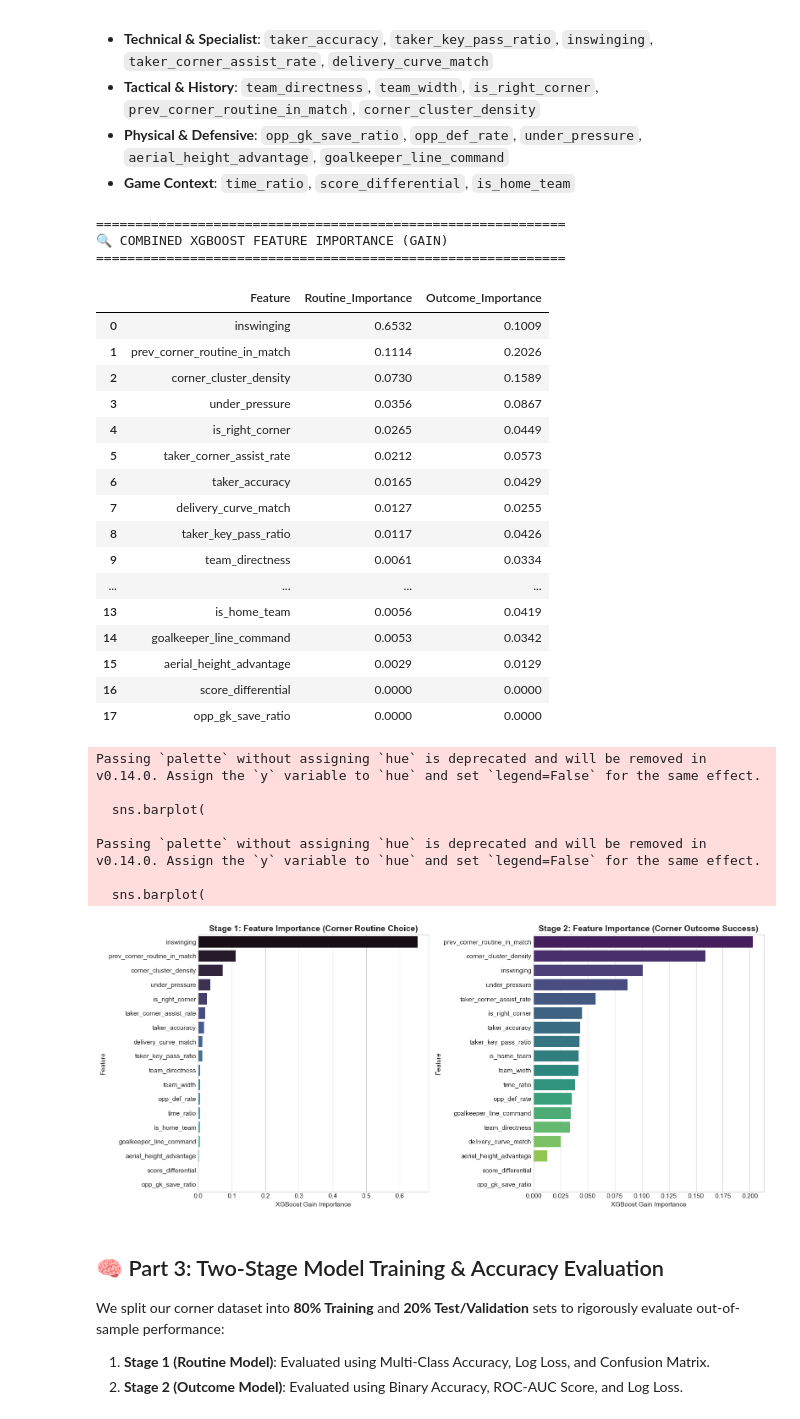
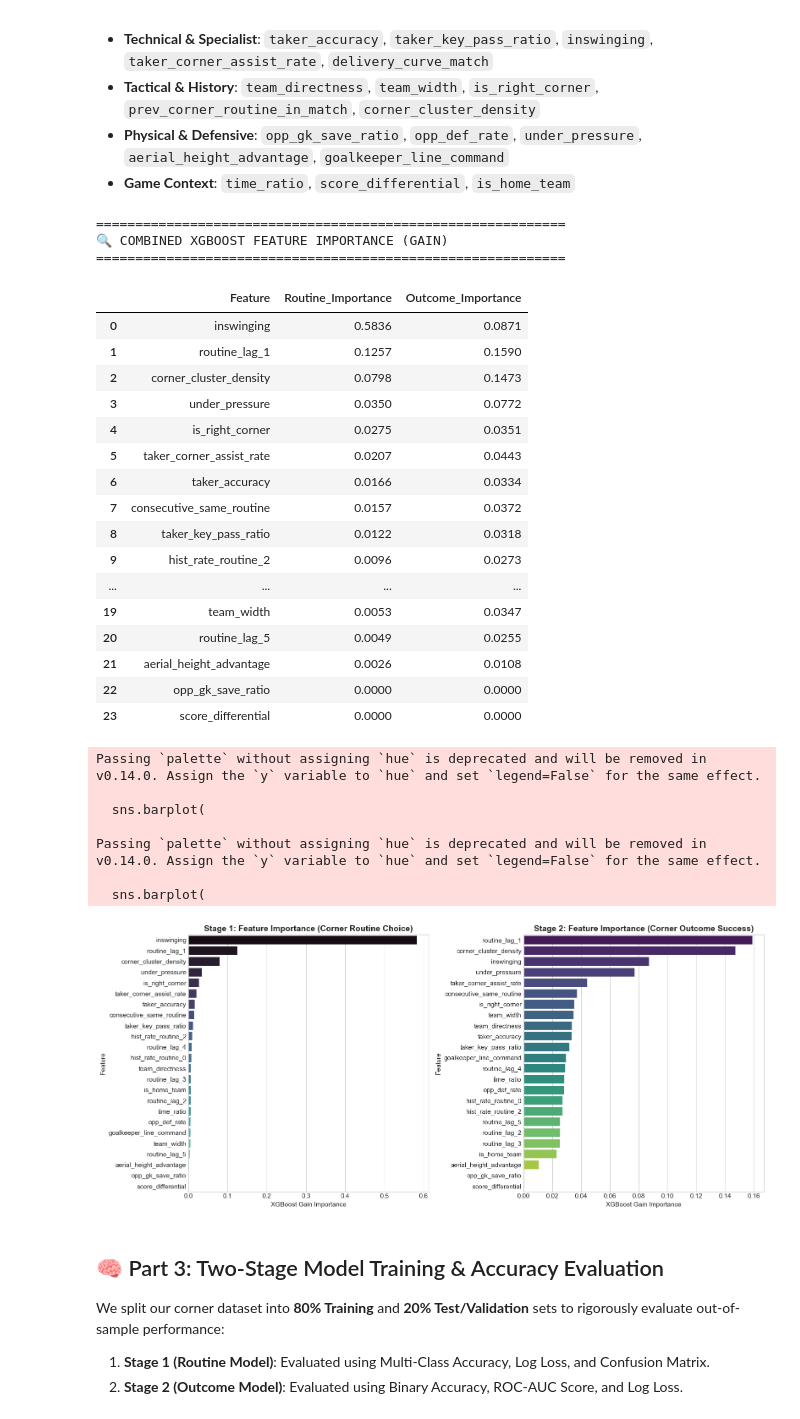
Before and after one commit to paulot/soccer-predictions, a Jupyter notebook: experiments/corner_modeling.ipynb, the cells around one changed output. Saved outputs shown, nothing was run; the diff lists cells and outputs as text; code cells hidden in the pictures.

```diff
--- a/experiments/corner_modeling.ipynb
+++ b/experiments/corner_modeling.ipynb
@@ -38,15 +38,21 @@ plt.rcParams["axes.titleweight"] = "bold"
 
 print("✅ Setup complete. Loading Corner Training Data...")
 
-# Extract / Load Corner Training Data
+# Extract / Load Corner Training Data (Production Mode - All Available Data)
 data_path = "data/corners_training_data_production.csv"
+need_extract = False
 if not os.path.exists(data_path):
-    data_path = "data/corners_training_data_production.csv"
-if not os.path.exists(data_path):
-    print("Extracting corner features from raw StatsBomb events...")
-    df_corners = extract_corner_features(mode="iteration")
+    need_extract = True
 else:
     df_corners = pd.read_csv(data_path)
+    # Check if all required sequence features are present in the loaded dataset
+    if not all(col in df_corners.columns for col in ["routine_lag_1", "hist_rate_routine_0", "consecutive_same_routine"]):
+        print("⚠️ Existing training CSV is missing newly engineered sequence features. Re-extracting...")
+        need_extract = True
+
+if need_extract:
+    print("Extracting updated corner features from raw StatsBomb events (Production Mode)...")
+    df_corners = extract_corner_features(mode="production")
 
 print(f"Total Corner Kick Records Loaded: {len(df_corners)}")
 
@@ -169,12 +179,18 @@ feature_cols = [
     "opp_gk_save_ratio",
     "opp_def_rate",
     "under_pressure",
-    "prev_corner_routine_in_match",
     "corner_cluster_density",
     "aerial_height_advantage",
     "goalkeeper_line_command",
     "taker_corner_assist_rate",
-    "delivery_curve_match",
+    "routine_lag_1",
+    "routine_lag_2",
+    "routine_lag_3",
+    "routine_lag_4",
+    "routine_lag_5",
+    "hist_rate_routine_0",
+    "hist_rate_routine_2",
+    "consecutive_same_routine",
 ]
 
 X = df_corners[feature_cols].fillna(0.0)
@@ -222,49 +238,49 @@ sns.barplot(
 )
 axes[0].set_title("Stage 1: Feature Importance (Corner Routine Choice)")
 axes[0].set_xlabel("XGBoost Gain Importance")
 
 # Plot Outcome Importances
 sns.barplot(
     data=imp_outcome,
     x="Outcome_Importance",
     y="Feature",
     palette="viridis",
     ax=axes[1]
 )
 axes[1].set_title("Stage 2: Feature Importance (Corner Outcome Success)")
 axes[1].set_xlabel("XGBoost Gain Importance")
 
 plt.tight_layout()
 plt.show()
 # %% [output]
 ============================================================
 🔍 COMBINED XGBOOST FEATURE IMPORTANCE (GAIN)
 ============================================================
 |  | Feature | Routine_Importance | Outcome_Importance |
-| 0 | inswinging | 0.6532 | 0.1009 |
-| 1 | prev_corner_routine_in_match | 0.1114 | 0.2026 |
-| 2 | corner_cluster_density | 0.0730 | 0.1589 |
-| 3 | under_pressure | 0.0356 | 0.0867 |
-| 4 | is_right_corner | 0.0265 | 0.0449 |
-| 5 | taker_corner_assist_rate | 0.0212 | 0.0573 |
-| 6 | taker_accuracy | 0.0165 | 0.0429 |
-| 7 | delivery_curve_match | 0.0127 | 0.0255 |
-| 8 | taker_key_pass_ratio | 0.0117 | 0.0426 |
-| 9 | team_directness | 0.0061 | 0.0334 |
+| 0 | inswinging | 0.5836 | 0.0871 |
+| 1 | routine_lag_1 | 0.1257 | 0.1590 |
+| 2 | corner_cluster_density | 0.0798 | 0.1473 |
+| 3 | under_pressure | 0.0350 | 0.0772 |
+| 4 | is_right_corner | 0.0275 | 0.0351 |
+| 5 | taker_corner_assist_rate | 0.0207 | 0.0443 |
+| 6 | taker_accuracy | 0.0166 | 0.0334 |
+| 7 | consecutive_same_routine | 0.0157 | 0.0372 |
+| 8 | taker_key_pass_ratio | 0.0122 | 0.0318 |
+| 9 | hist_rate_routine_2 | 0.0096 | 0.0273 |
 | ... | ... | ... | ... |
-| 13 | is_home_team | 0.0056 | 0.0419 |
-| 14 | goalkeeper_line_command | 0.0053 | 0.0342 |
-| 15 | aerial_height_advantage | 0.0029 | 0.0129 |
-| 16 | score_differential | 0.0000 | 0.0000 |
-| 17 | opp_gk_save_ratio | 0.0000 | 0.0000 |
+| 19 | team_width | 0.0053 | 0.0347 |
+| 20 | routine_lag_5 | 0.0049 | 0.0255 |
+| 21 | aerial_height_advantage | 0.0026 | 0.0108 |
+| 22 | opp_gk_save_ratio | 0.0000 | 0.0000 |
+| 23 | score_differential | 0.0000 | 0.0000 |
 Passing `palette` without assigning `hue` is deprecated and will be removed in v0.14.0. Assign the `y` variable to `hue` and set `legend=False` for the same effect.
 
   sns.barplot(
 
 Passing `palette` without assigning `hue` is deprecated and will be removed in v0.14.0. Assign the `y` variable to `hue` and set `legend=False` for the same effect.
 
   sns.barplot(
-[figure, old version]
+[figure, new version]
 # %% [markdown]
 ## 🧠 Part 3: Two-Stage Model Training & Accuracy Evaluation
 
```
Also changed, not shown: parts of 3 cells of this notebook, 9 other files.
